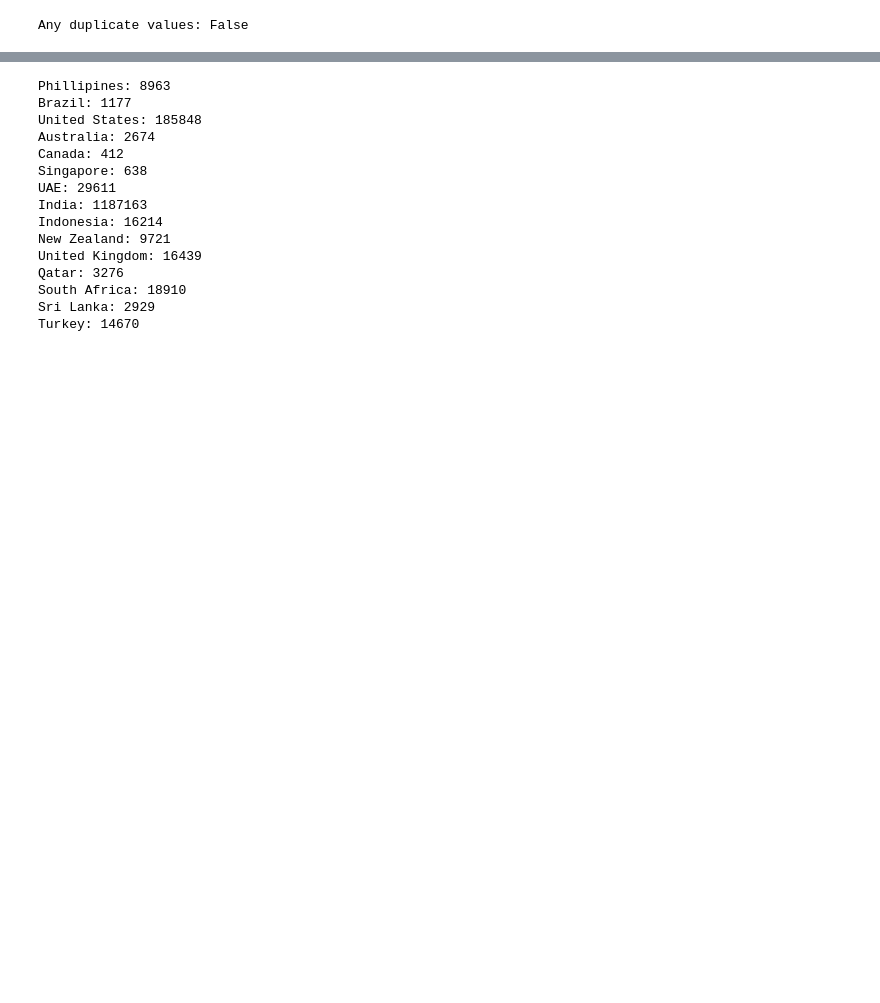
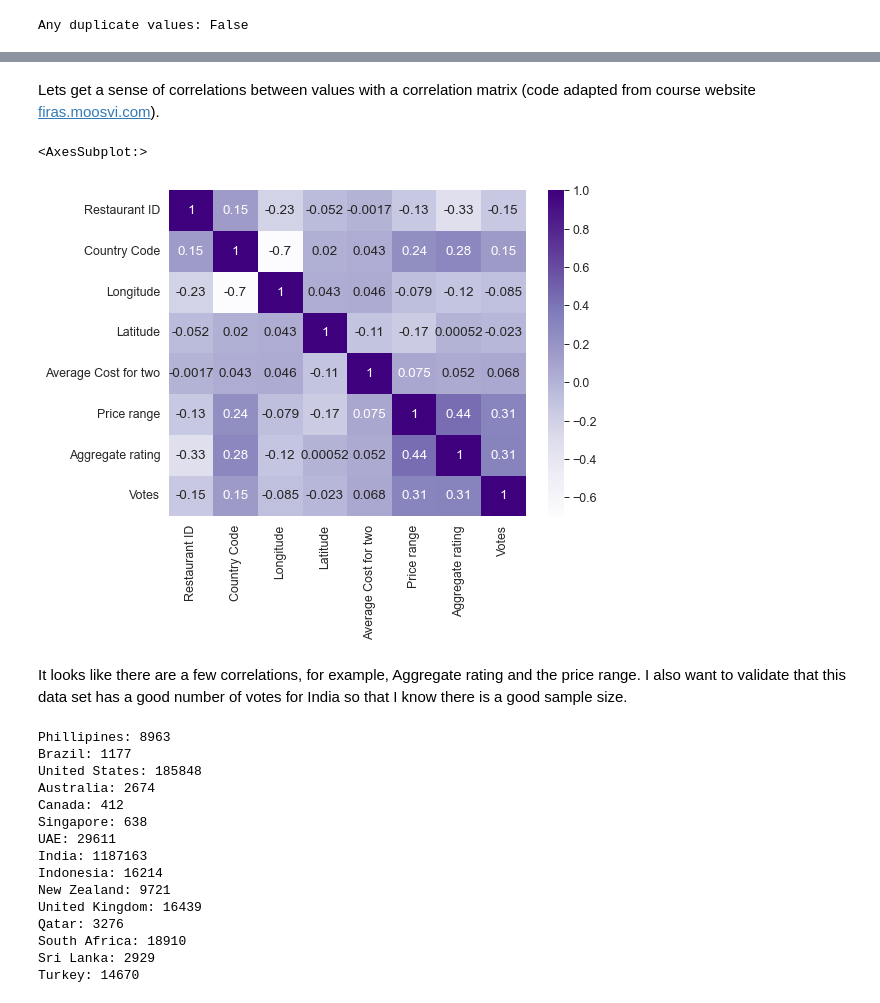
Before and after one commit to data301-2021-winter1/group28-project, a Jupyter notebook: notebooks/analysis1.ipynb, the cells around one changed output, grey strips where cells are left out. Saved outputs shown, nothing was run; the diff lists cells and outputs as text; code cells hidden in the pictures; blank space fills up the shorter version.

```diff
--- a/notebooks/analysis1.ipynb
+++ b/notebooks/analysis1.ipynb
@@ -171,3 +213,15 @@ Looks like in general restaurants average a score over 3 with the except of a fe
+# %% [markdown]
+Lets get a sense of correlations between values with a correlation matrix (code adapted from course website [firas.moosvi.com](https://firas.moosvi.com/courses/2020_WT2/data301/notes/week08/Seaborn_tutorial.html#loading-data)).
+# %%
+plt.figure(figsize=(8,6))
+sns.set_context('paper', font_scale=1.4)
+corrData = zomatoCSV.corr()
+sns.heatmap(corrData, annot=True, cmap='Purples')
+# %% [output]
+<AxesSubplot:>
+[figure, added]
+# %% [markdown]
+It looks like there are a few correlations, for example, Aggregate rating and the price range. I also want to validate that this data set has a good number of votes for India so that I know there is a good sample size.
 # %%
 #Number of votes counted in each country
 for index, countryName in enumerate(zomatoCSV["Country"].unique()):
```
Also changed, not shown: parts of 52 cells of this notebook.
